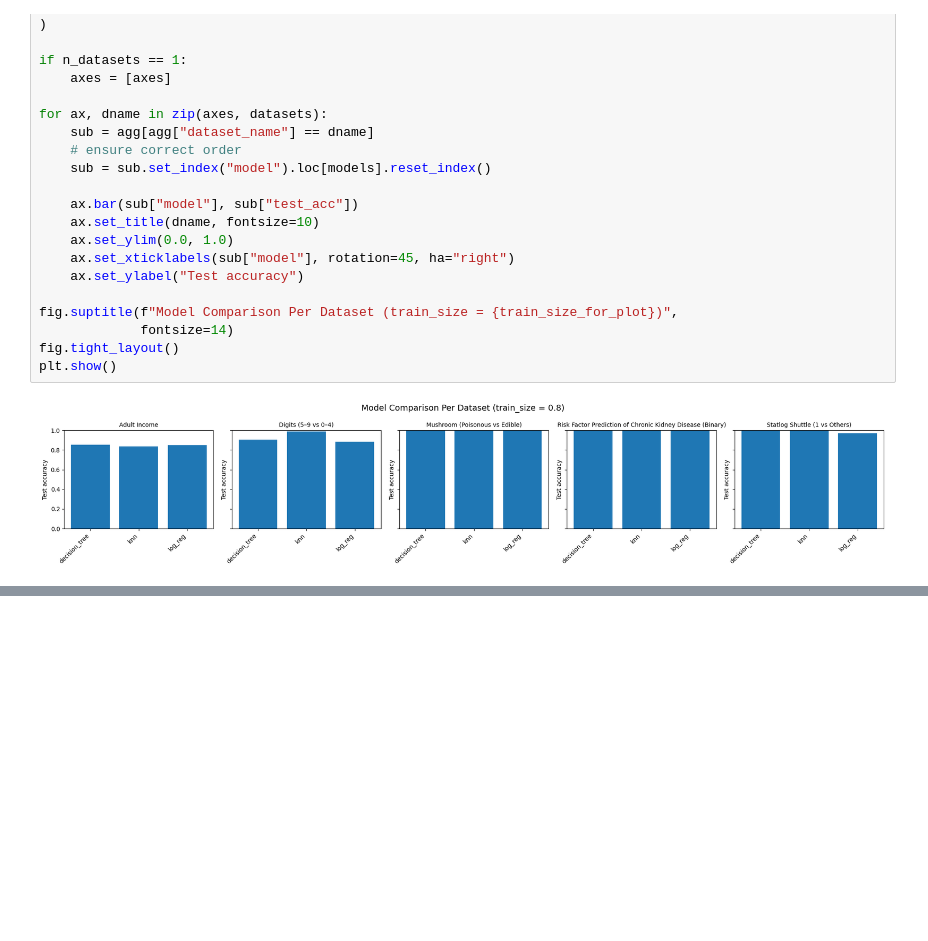
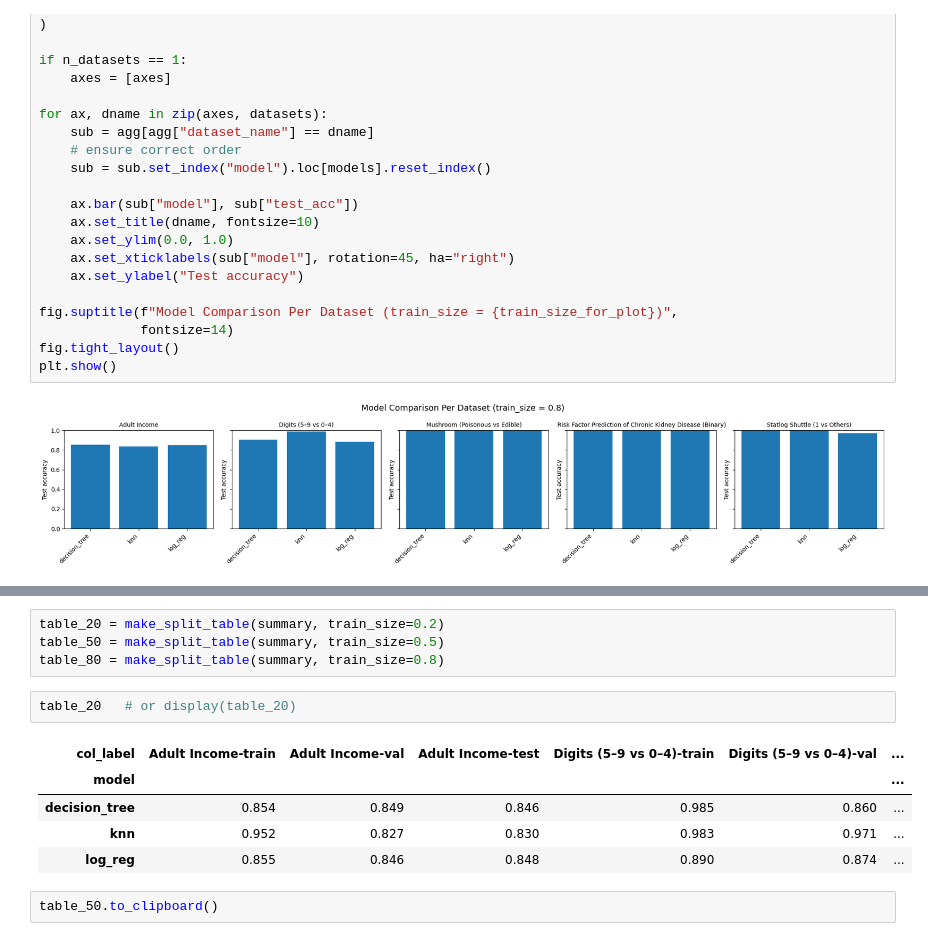
Before and after one commit to arh011/Cogs118a_Final, a Jupyter notebook: cogs118finalproj.ipynb, the cells around one changed output, grey strips where cells are left out. Drawn from its saved outputs; the diff is of its cells as text; blank space fills up the shorter version.

```diff
--- a/cogs118finalproj.ipynb
+++ b/cogs118finalproj.ipynb
@@ -584,0 +728,14 @@ plt.show()
+# %%
+table_20 = make_split_table(summary, train_size=0.2)
+table_50 = make_split_table(summary, train_size=0.5)
+table_80 = make_split_table(summary, train_size=0.8)
+# %%
+table_20   # or display(table_20)
+# %% [output]
+| col_label | Adult Income-train | Adult Income-val | Adult Income-test | Digits (5–9 vs 0–4)-train | Digits (5–9 vs 0–4)-val | ... |
+| model |  |  |  |  |  | ... |
+| decision_tree | 0.854 | 0.849 | 0.846 | 0.985 | 0.860 | ... |
+| knn | 0.952 | 0.827 | 0.830 | 0.983 | 0.971 | ... |
+| log_reg | 0.855 | 0.846 | 0.848 | 0.890 | 0.874 | ... |
+# %%
+table_50.to_clipboard()
```
Also changed, not shown: parts of 4 cells of this notebook.
